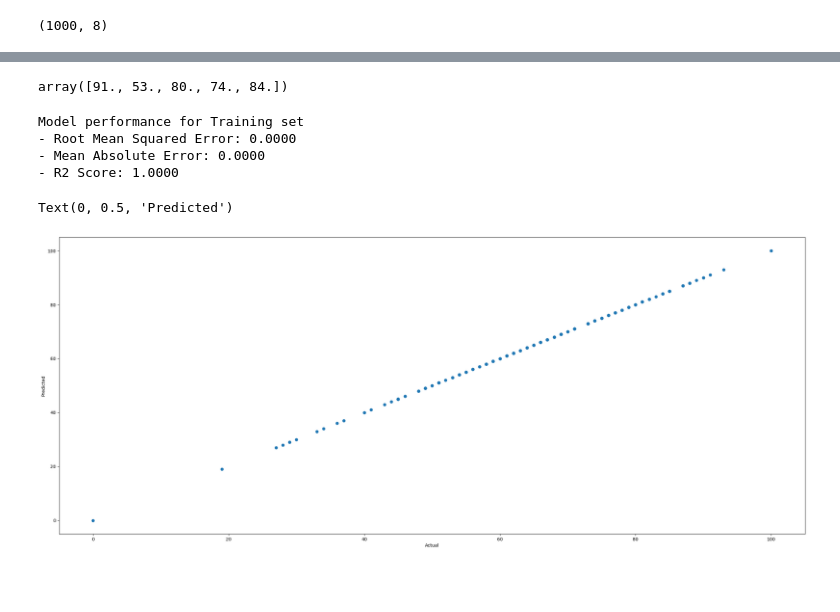
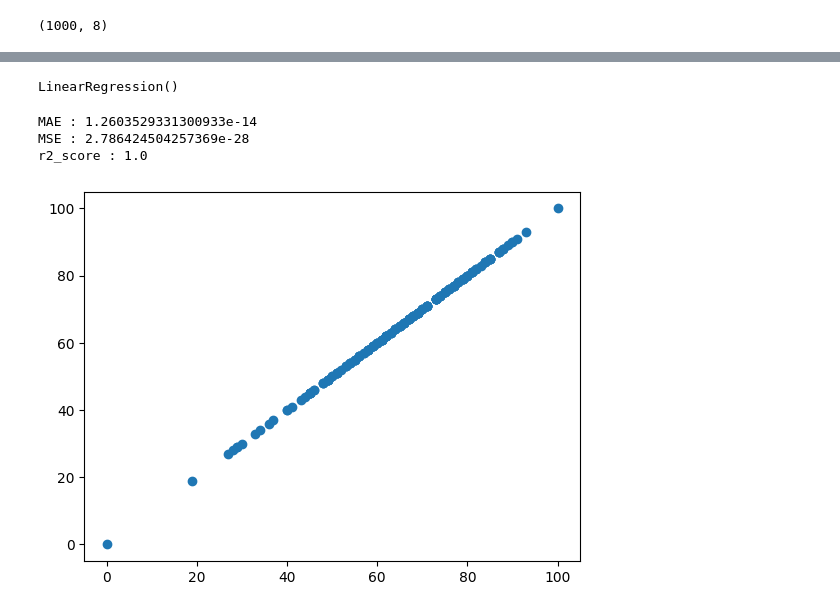
Before and after one commit to PRATANGGA/Machine-learning-j, a Jupyter notebook: PrediksiKinerjaMhs/PrediksiKinerjamhs.ipynb, the cells around one changed output, grey strips where cells are left out. Saved outputs shown, nothing was run; the diff lists cells and outputs as text; code cells hidden in the pictures; blank space fills up the shorter version.

```diff
--- a/PrediksiKinerjaMhs/PrediksiKinerjamhs.ipynb
+++ b/PrediksiKinerjaMhs/PrediksiKinerjamhs.ipynb
@@ -322,3 +192 @@ preprocessor = ColumnTransformer(
-# %%
-X = preprocessor.fit_transform(X)
 # %%
@@ -336,8 +194,8 @@ model = LinearRegression(fit_intercept=True)
+# %%
+LR = LinearRegression()
 # %%
-model = model.fit(X_train, y_train)
+LR.fit(X_train, y_train)
+# %% [output]
+LinearRegression()
 # %%
-y_pred = model.predict(X_test)
+pred_lr = LR.predict(X_test)
-# %%
-y_pred[:5]
-# %% [output]
-array([91., 53., 80., 74., 84.])
@@ -354,18 +202,13 @@ def evaluate_model(true, predicted):
-# %%
-mae, rmse, r2 = evaluate_model(y_test, y_pred)
-print('Model performance for Training set')
-print("- Root Mean Squared Error: {:.4f}".format(rmse))
-print("- Mean Absolute Error: {:.4f}".format(mae))
-print("- R2 Score: {:.4f}".format(r2))
-# %% [output]
-Model performance for Training set
-- Root Mean Squared Error: 0.0000
-- Mean Absolute Error: 0.0000
-- R2 Score: 1.0000
+# %%
+print(f'MAE : {mean_absolute_error(y_test,pred_lr)}')
+print(f'MSE : {mean_squared_error(y_test,pred_lr)}')
+print(f'r2_score : {r2_score(y_test,pred_lr)}')
+# %% [output]
+MAE : 1.2603529331300933e-14
+MSE : 2.786424504257369e-28
+r2_score : 1.0
 # %%
-plt.scatter(y_test,y_pred)
-plt.xlabel('Actual')
-plt.ylabel('Predicted')
+plt.scatter(y_test,pred_lr)
+plt.show()
 # %% [output]
-Text(0, 0.5, 'Predicted')
-[figure, old version]
+[figure, new version]
```
Also changed, not shown: parts of 40 cells of this notebook, 7 other files.
